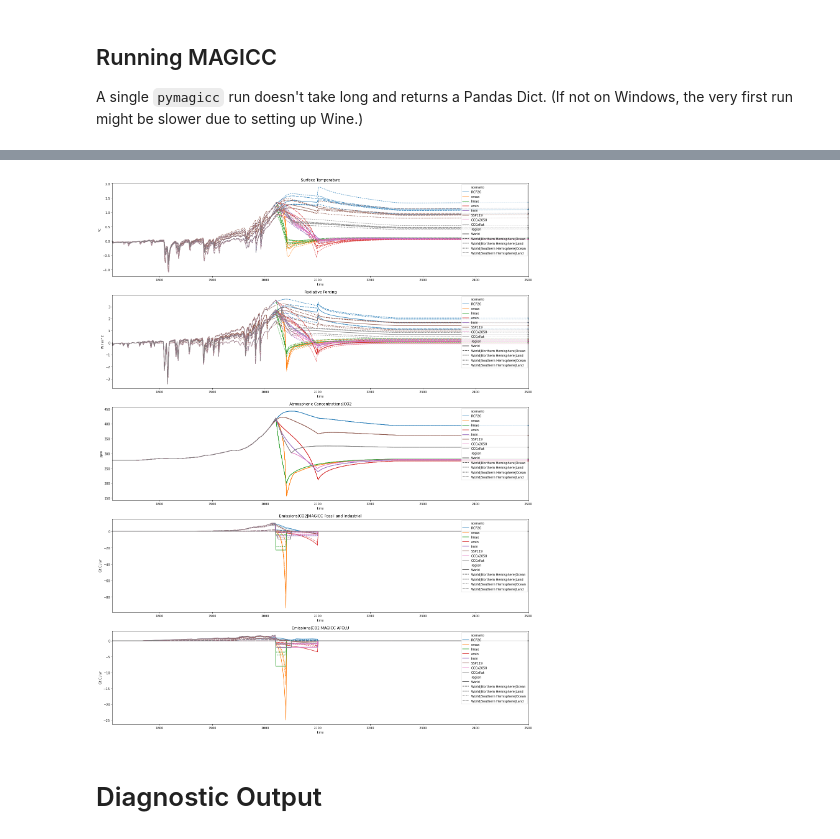
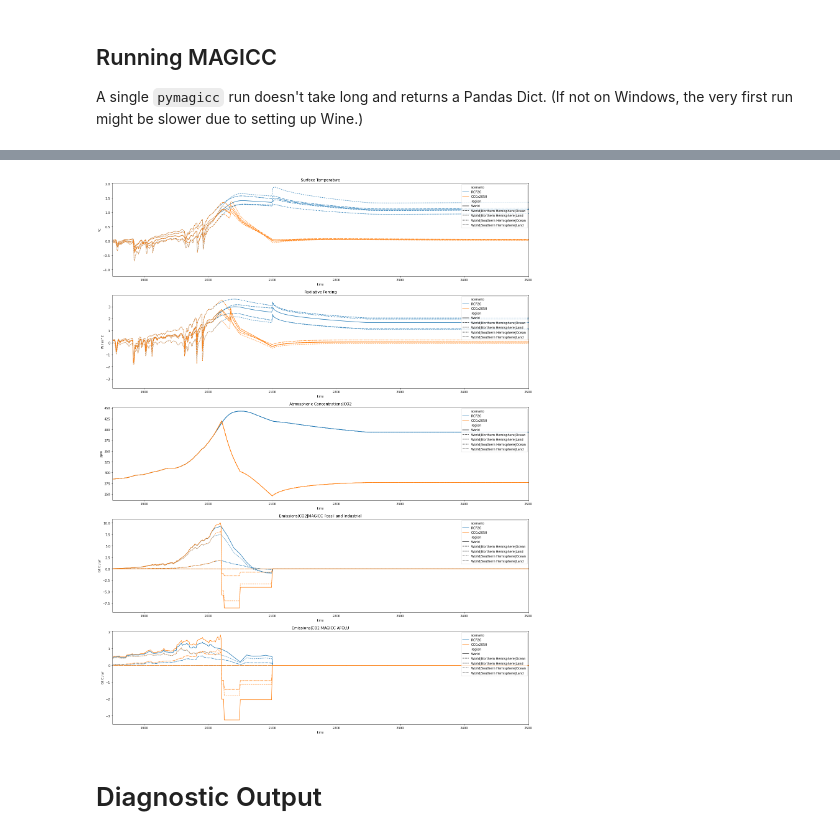
Before and after one commit to hsbay/cdrmex, a Jupyter notebook: ONCtests.ipynb, the cells around one changed output, grey strips where cells are left out. Saved outputs shown, nothing was run; the diff lists cells and outputs as text; code cells hidden in the pictures.

```diff
--- a/ONCtests.ipynb
+++ b/ONCtests.ipynb
@@ -45,7 +45,7 @@ MAGICC6_DIR = join("..", "CDRRUN")
 # The baseline for 0 °C will be recalculated based the mean
 # temp for 1720-1800.
 ## Start of MAGICC settings
-magcfg = { "startyear" : 1710,
+magcfg = { "startyear" : 1850,
           "endyear" : 2501,
           "core_climatesensitivity" : 2.6,             #BERN
 #          "co2_tempfeedback_yrstart" : 2005,
@@ -123,14 +121,13 @@ timepts = {
     'kigyr5' : [2034, .20],
     'sf6eu' : [2030, .30],
     'kigyr6' : [2036, .15],
-    'edyr' : [2100, 0]
+    'edyr' : [2100, 0.00]
 }
 timepts.update({ 'CRsyr': [CRsyr, .97 ], 'Bkyr': [Bkyr, 0] })
 timepts = pd.DataFrame(timepts,['year','NtZeroPcnt']).T
 timepts = timepts.sort_values(by='year')
-
 #Net Zero Dates - zero emissions for non CO2 gasses
-n0dates = [2032, 2100]
+n0dates = [2035, 2100]
 
 # harmonize to GCB(2020) FF+luc Ghg
 # https://doi.org/10.18160/GCP-2020
@@ -162,14 +159,16 @@ def kigali(ki_ghgs,df):
         kgfs.append(kgs)
     ndf = df.loc[:,:,:,:,:,:,kgfs]
     row = ndf.index.values
+    mxyr = int(timepts.loc['pkyr'][0])
     for i, tmpt in enumerate(timepts['year']):
         if tmpt < (timepts['year'].max()):
             tmpt = int(tmpt)
-            nxtyr = int(timepts.iloc[[i+1],0].item())
-            prevrate = timepts.iloc[[i],1].item()
-            rate = ndf.at[row[(1-i)],datetime(tmpt,1,1,0)] * prevrate
-            ndf.at[row, datetime(tmpt,1,1,0):datetime(nxtyr,1,1,0)] = rate
-    df.loc[ndf.index.values] = ndf
+            nxtyr = int(timepts.iloc[[i+1],0])
+            rate = timepts.iloc[[i],1].values
+            rates = ndf.loc[:, datetime(mxyr,1,1,0)] * rate
+            srws = ndf.loc[row, datetime(tmpt,1,1,0) : datetime(nxtyr,1,1,0)]
+            srws.apply(lambda x: x * rates.values)
+    df.loc[row] = ndf
     return df
 
 def decline(ems, dates, xrate, df):
@@ -182,23 +181,24 @@ def decline(ems, dates, xrate, df):
 
 
 df = CCC_df.copy()
-
 dates = [2010, 2020]
 df = dtspn( ems_ff, dates, FF, df)
 dates = [2005, 2020]
 df = dtspn( ems_luc, dates, luc, df)
-#df = kigali(ki_mo_ghgs_F, df)
+df = kigali(ki_mo_ghgs_F, df)
 xrate = -0.336
 dates = [2020, 2049]
 df = decline(methane, dates, xrate, df)
-# strip CO₂ FF, Luc, NH4 from index.values
+# strip CO₂ FF, Luc, NH3 from index.values
 net0 = df.index.get_level_values(6)[2:10]
 net0 = net0.append(df.index.get_level_values(6)[11:23])
 val = (0)
 df = dtspn( net0, n0dates, val, df)
 
 CCC_df = df.copy()
+
 #df #print copy for diags
+#df.loc[:,datetime(2005,1,1,0):datetime(2035,1,1,0)].style
 # %%
 LuC_2050 = LuC - CCCxLuC
 landsnk_yrly = LuC_2050/((Bkyr) - CRsyr)
@@ -384,16 +397,16 @@ res = ""
 res = meanbln(rcp26,res,**magcfg)
 
 # Toggle to run and graph all the experiments
-declines.append(CCCxflat)
+#declines.append(CCCxflat)
 #declines.append(CCCx2050)
 
-for scen in declines:
-    tmprs = pymagicc.run(scen, **magcfg)
-    res = res.append(meanbln(scen, tmprs, **magcfg))
+#for scen in declines:
+#    tmprs = pymagicc.run(scen, **magcfg)
+#    res = res.append(meanbln(scen, tmprs, **magcfg))
 
 #for cccsn in CCCxflat,CCCx2050:
-#tmprs = pymagicc.run(CCCx2050, **magcfg)
-#res = res.append(meanbln(CCCx2050,tmprs,**magcfg))
+tmprs = pymagicc.run(CCCx2050, **magcfg)
+res = res.append(meanbln(CCCx2050,tmprs,**magcfg))
 
 #print(CCC_df.loc[emsf, datetime(2005,1,1,0):datetime(2020,1,1,0)].sum().max())
 
@@ -413,4 +426,4 @@ Wall time: 9.2 s
-[figure, old version]
+[figure, new version]
 # %% [markdown]
 # Diagnostic Output
 # %%
```
Also changed, not shown: parts of 10 cells of this notebook.
